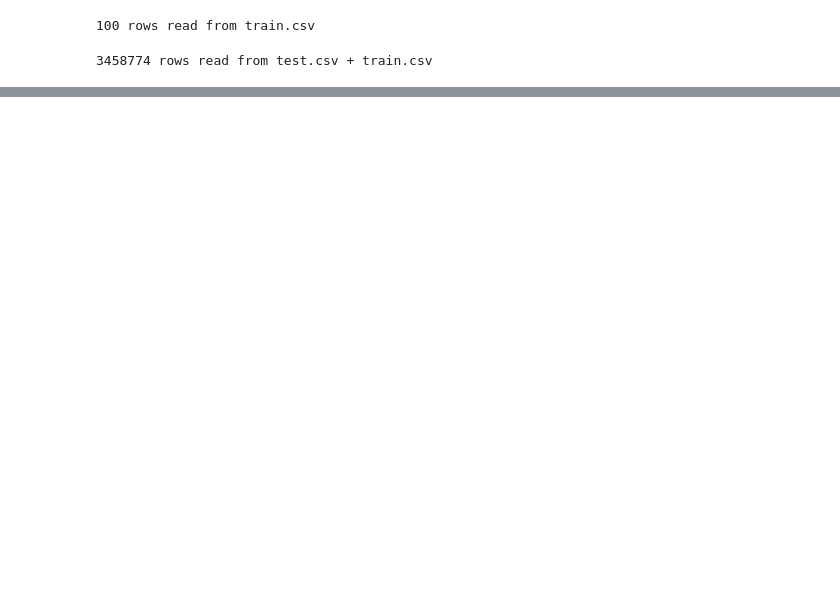
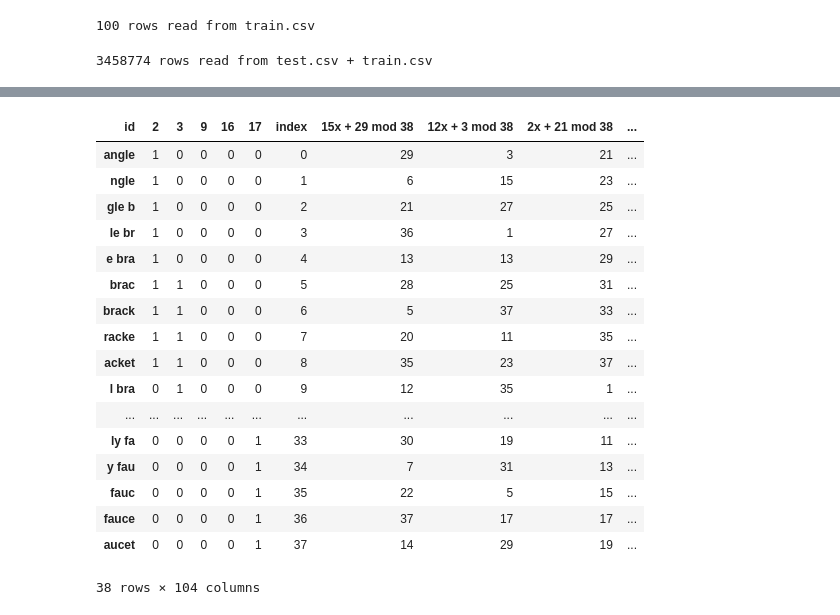
Before and after one commit to s-ramirez/projects, a Jupyter notebook: Data Science/Home Depot/ReadData.ipynb, the cells around one changed output, grey strips where cells are left out. Saved outputs shown, nothing was run; the diff lists cells and outputs as text; code cells hidden in the pictures; blank space fills up the shorter version.

```diff
--- a/Data Science/Home Depot/ReadData.ipynb
+++ b/Data Science/Home Depot/ReadData.ipynb
@@ -99,0 +95,4 @@ df_all
+# %%
+numberHashFunctions = 100
+hashFunctions = pd.DataFrame(np.random.randint(countShingles, size=(2, numberHashFunctions)))
+hashFunctions
@@ -99,0 +104,29 @@ df_all
+# %%
+def calculateHash(row, hashRow):
+    return (row['index'] * hashRow[0] + hashRow[1]) % countShingles
+
+def createHash(row, minhashTable):
+    hashColumn = str(row[0])+ "x + "+ str(row[1]) + " mod " + str(countShingles)
+    minhashTable[hashColumn] = minhashTable.apply(calculateHash, args=(row, ), axis=1)
+
+hashFunctions.apply(createHash, args=(charMatrix,))
+charMatrix
+# %% [output]
+| id | 2 | 3 | 9 | 16 | 17 | index | 15x + 29 mod 38 | 12x + 3 mod 38 | 2x + 21 mod 38 | ... |
+| angle | 1 | 0 | 0 | 0 | 0 | 0 | 29 | 3 | 21 | ... |
+| ngle | 1 | 0 | 0 | 0 | 0 | 1 | 6 | 15 | 23 | ... |
+| gle b | 1 | 0 | 0 | 0 | 0 | 2 | 21 | 27 | 25 | ... |
+| le br | 1 | 0 | 0 | 0 | 0 | 3 | 36 | 1 | 27 | ... |
+| e bra | 1 | 0 | 0 | 0 | 0 | 4 | 13 | 13 | 29 | ... |
+| brac | 1 | 1 | 0 | 0 | 0 | 5 | 28 | 25 | 31 | ... |
+| brack | 1 | 1 | 0 | 0 | 0 | 6 | 5 | 37 | 33 | ... |
+| racke | 1 | 1 | 0 | 0 | 0 | 7 | 20 | 11 | 35 | ... |
+| acket | 1 | 1 | 0 | 0 | 0 | 8 | 35 | 23 | 37 | ... |
+| l bra | 0 | 1 | 0 | 0 | 0 | 9 | 12 | 35 | 1 | ... |
+| ... | ... | ... | ... | ... | ... | ... | ... | ... | ... | ... |
+| ly fa | 0 | 0 | 0 | 0 | 1 | 33 | 30 | 19 | 11 | ... |
+| y fau | 0 | 0 | 0 | 0 | 1 | 34 | 7 | 31 | 13 | ... |
+| fauc | 0 | 0 | 0 | 0 | 1 | 35 | 22 | 5 | 15 | ... |
+| fauce | 0 | 0 | 0 | 0 | 1 | 36 | 37 | 17 | 17 | ... |
+| aucet | 0 | 0 | 0 | 0 | 1 | 37 | 14 | 29 | 19 | ... |
+38 rows × 104 columns
```
Also changed, not shown: parts of 9 cells of this notebook, 5 other files.
